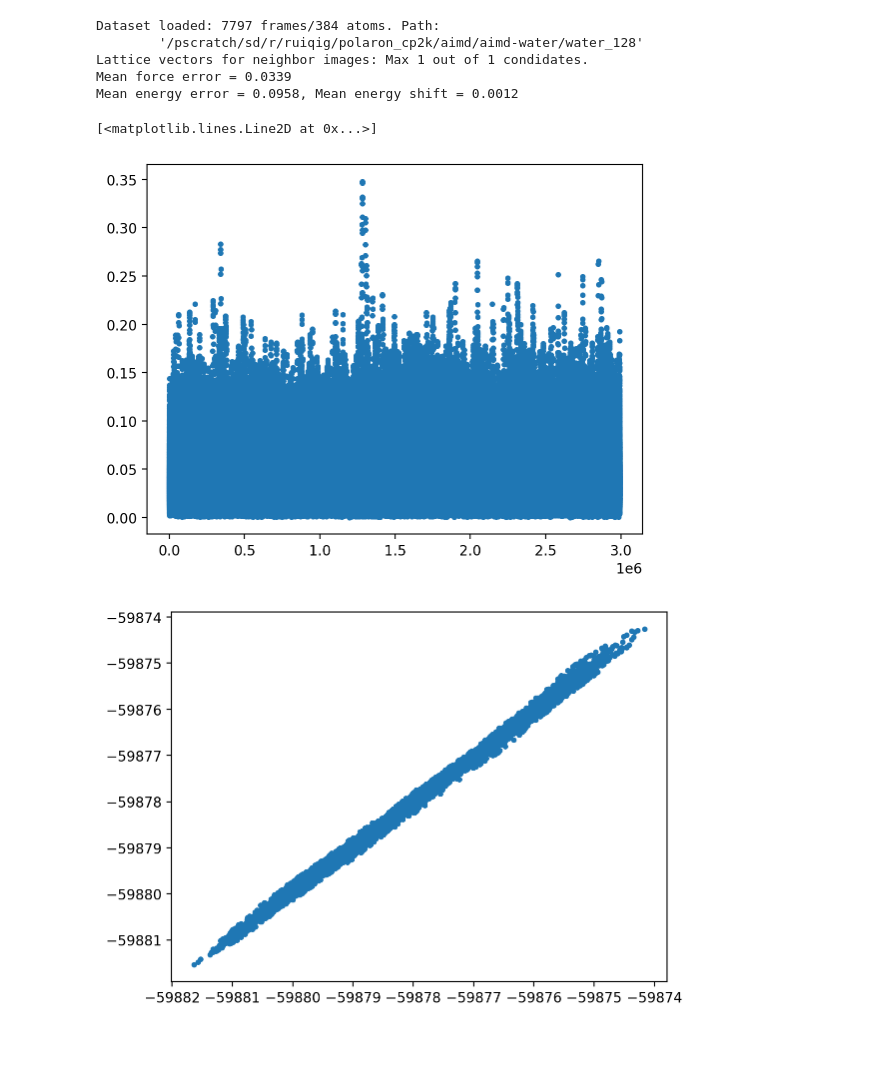
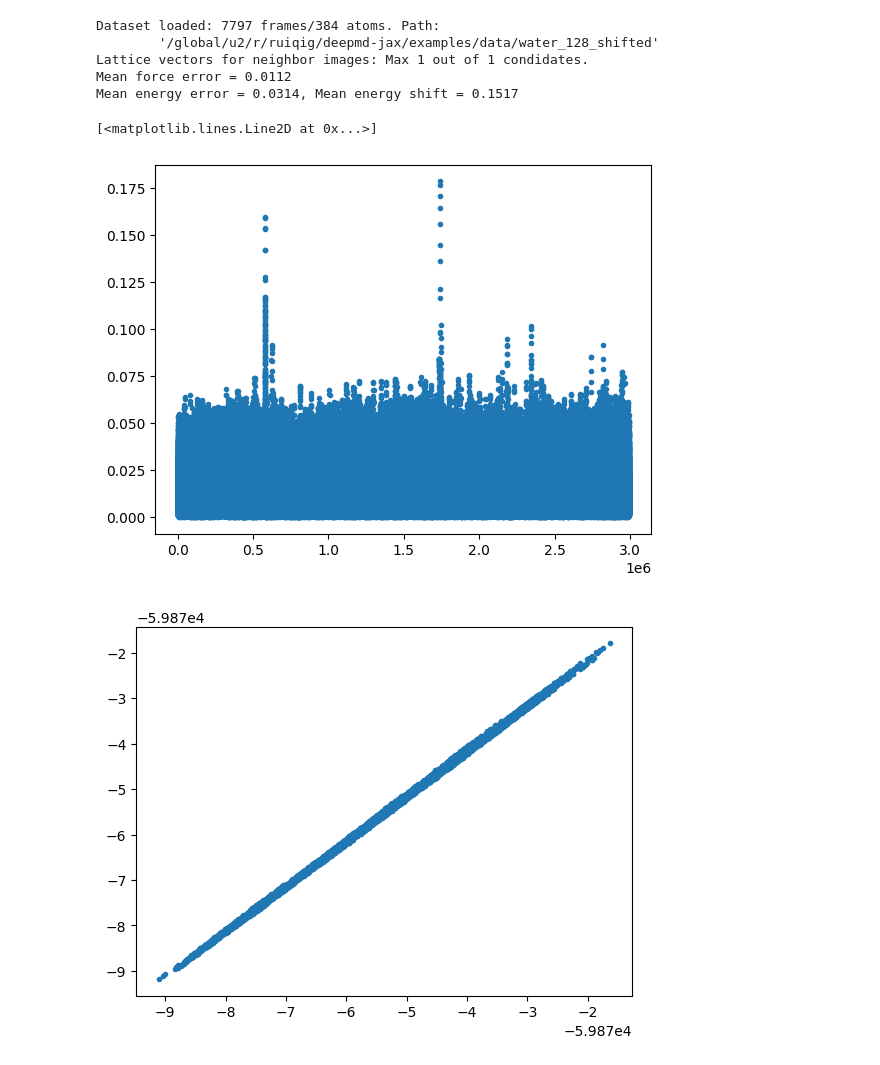
Before and after one commit to SparkyTruck/deepmd-jax, a Jupyter notebook: examples/evaluate.ipynb, the cells around one changed output. Saved outputs shown, nothing was run; the diff lists cells and outputs as text; code cells hidden in the pictures.

```diff
--- a/examples/evaluate.ipynb
+++ b/examples/evaluate.ipynb
@@ -26,42 +24,42 @@ Program start at 2023-11-05 17:57:11 on device: [cuda(id=0)]
 # %%
 model_path       = 'trained_models/dp_water_1.pkl'
-data_path        = '/pscratch/sd/r/ruiqig/polaron_cp2k/aimd/aimd-water/water_128'
+data_path        = 'data/water_128_shifted'
 test_batch_size  = 8
 with open(model_path, 'rb') as file:
     m = pickle.load(file)
 model, variables = m['model'], m['variables']
 dataset = DPDataset([data_path], ['coord', 'box', 'force', 'energy'])
 dataset.compute_lattice_candidate(model.params['rcut'])
 force_true, force_pred, energy_true, energy_pred = [], [], [], []
 e_and_f = jit(vmap(model.energy_and_force, in_axes=(None,0,0,None)), static_argnums=(3,))
 dataset.pointer = 0
 for i in range(dataset.nframes//test_batch_size):
     batch, type_idx, lattice_args = dataset.get_batch(test_batch_size)
     static_args = nn.FrozenDict({'type_idx':type_idx, 'lattice': lattice_args})
     force_true.append(batch['force'])
     energy_true.append(batch['energy'])
     e, f = e_and_f(variables, batch['coord'], batch['box'], static_args)
     force_pred.append(np.array(f))
     energy_pred.append(np.array(e))
 force_true = np.concatenate(force_true, axis=0)
 force_pred = np.concatenate(force_pred, axis=0)
 energy_true = np.concatenate(energy_true, axis=0)
 energy_pred = np.concatenate(energy_pred, axis=0)
 force_err = force_true - force_pred
 energy_err = (energy_true - energy_pred)
 print('Mean force error = %.4f' % (force_err**2).mean()**0.5)
 print('Mean energy error = %.4f, Mean energy shift = %.4f' % (energy_err.std(), energy_err.mean()))
 # plt.plot(force_true.flatten(), force_pred.flatten(), '.') # parity plot for force
 plt.figure()
-plt.plot(np.abs(force_err).max(1).flatten(), '.') # max error for each atom force
+plt.plot(np.abs(force_err).max(1).flatten(), '.') # max error for each atom's force
 plt.figure()
 plt.plot(energy_true, energy_pred, '.') # parity plot for energy
 # %% [output]
 Dataset loaded: 7797 frames/384 atoms. Path:
-        '/pscratch/sd/r/ruiqig/polaron_cp2k/aimd/aimd-water/water_128'
+        '/global/u2/r/ruiqig/deepmd-jax/examples/data/water_128_shifted'
 Lattice vectors for neighbor images: Max 1 out of 1 condidates.
-Mean force error = 0.0339
-Mean energy error = 0.0958, Mean energy shift = 0.0012
+Mean force error = 0.0112
+Mean energy error = 0.0314, Mean energy shift = 0.1517
 [<matplotlib.lines.Line2D at 0x...>]
-[figure, old version]
+[figure, new version]
-[figure, old version]
+[figure, new version]
```
Also changed, not shown: parts of 1 cell of this notebook.
